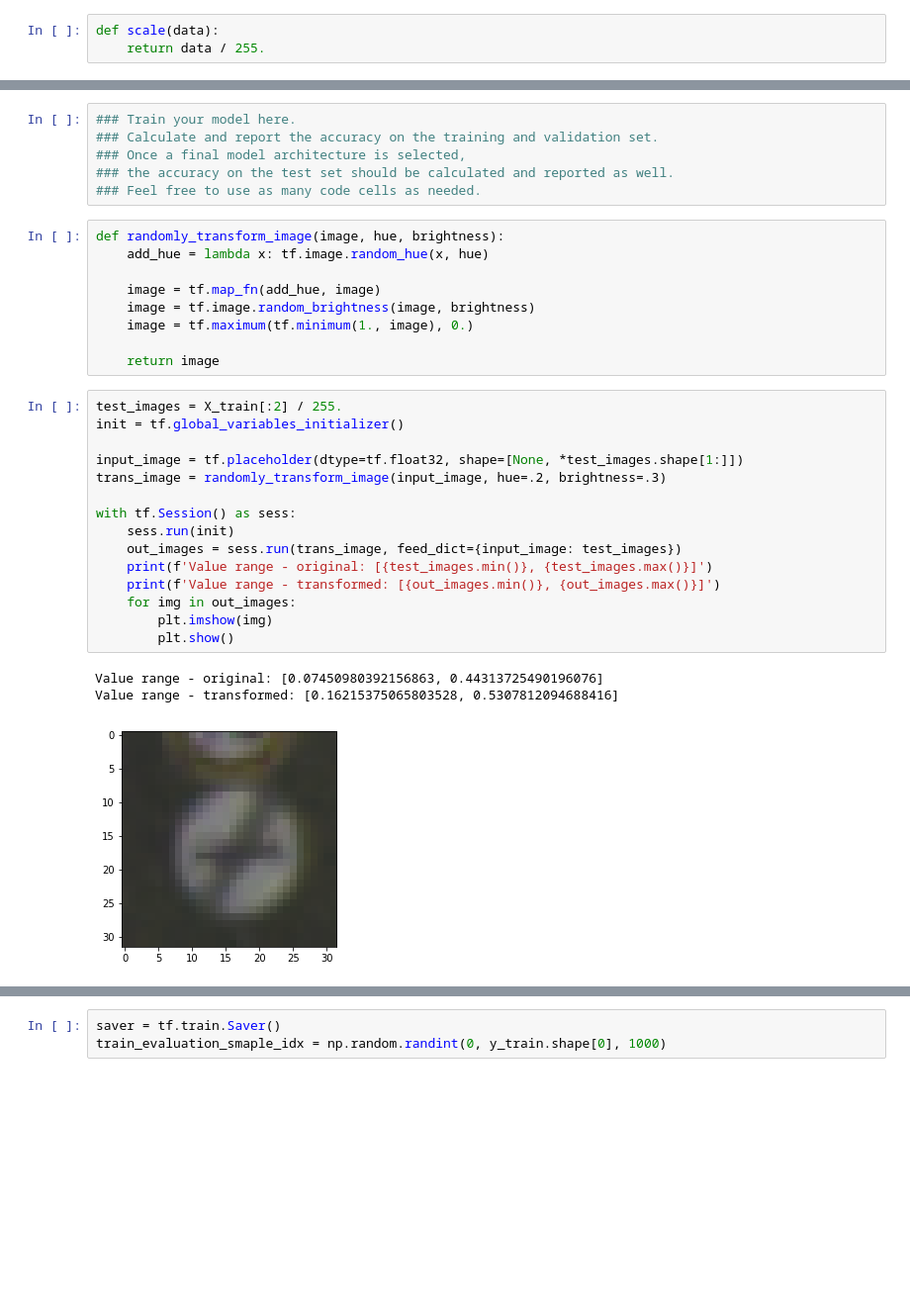
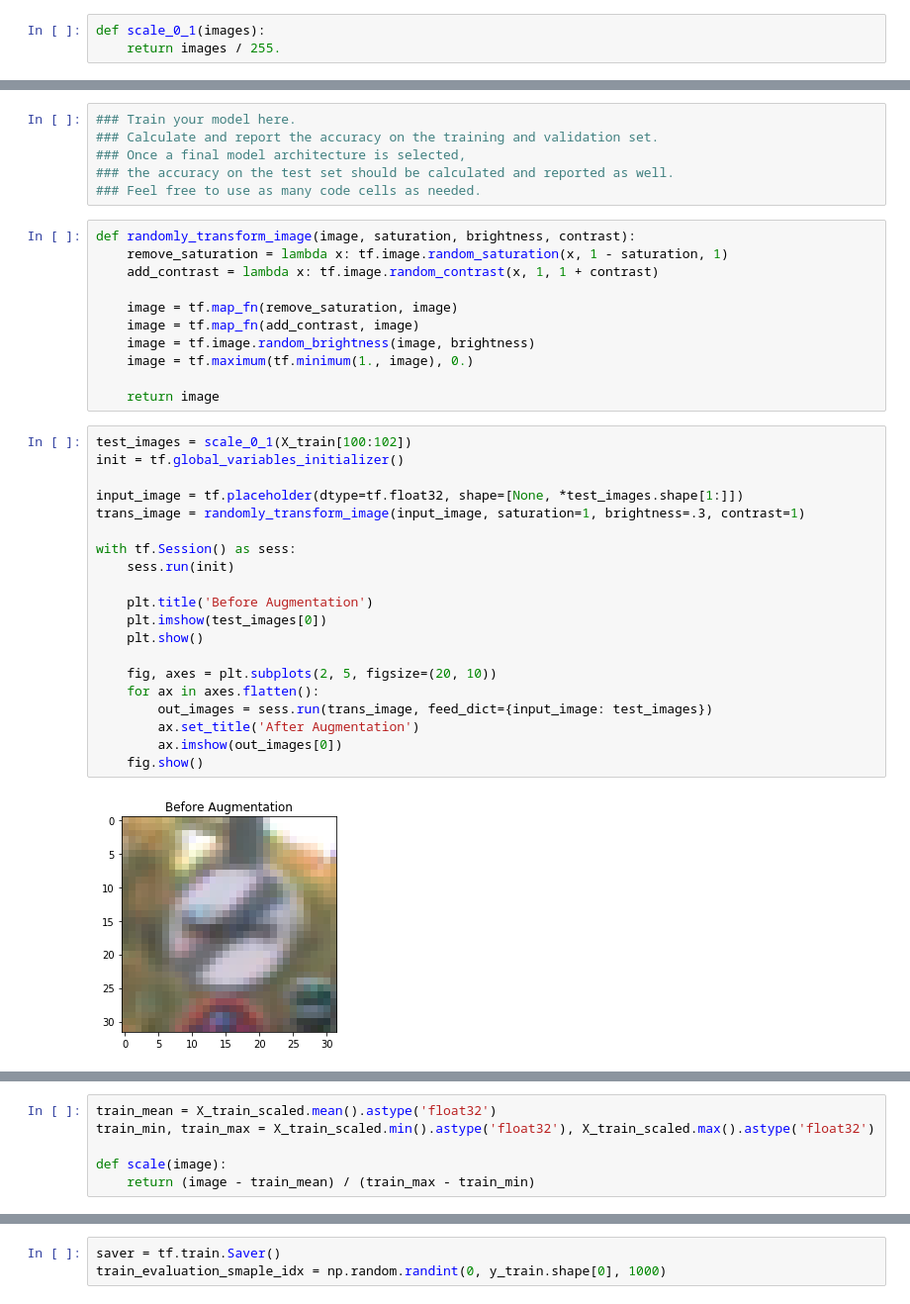
Before and after one commit to koulakis/CarND-Traffic-Sign-Classifier-Project, a Jupyter notebook: Traffic_Sign_Classifier.ipynb, the cells around one changed output, grey strips where cells are left out. Shown at 99% size. Drawn from its saved outputs; the diff is of its cells as text; blank space fills up the shorter version.

Commit message:
Uses saturation instead of hue and also adds contrast randomly. This drasticly improves the results.

```diff
--- a/Traffic_Sign_Classifier.ipynb
+++ b/Traffic_Sign_Classifier.ipynb
@@ -169,8 +171,8 @@ Other pre-processing steps are optional. You can try different techniques to see
 
 Use the code cell (or multiple code cells, if necessary) to implement the first step of your project.
 # %%
-def scale(data):
-    return data / 255.
+def scale_0_1(images):
+    return images / 255.
 # %%
 ### Preprocess the data here. It is required to normalize the data. Other preprocessing steps could include
 ### converting to grayscale, etc.
@@ -272,30 +268,35 @@ sets imply underfitting. A high accuracy on the training set but low accuracy on
 ### the accuracy on the test set should be calculated and reported as well.
 ### Feel free to use as many code cells as needed.
 # %%
-def randomly_transform_image(image, hue, brightness):
-    add_hue = lambda x: tf.image.random_hue(x, hue)
+def randomly_transform_image(image, saturation, brightness, contrast):
+    remove_saturation = lambda x: tf.image.random_saturation(x, 1 - saturation, 1)
+    add_contrast = lambda x: tf.image.random_contrast(x, 1, 1 + contrast)
 
-    image = tf.map_fn(add_hue, image)
+    image = tf.map_fn(remove_saturation, image)
+    image = tf.map_fn(add_contrast, image)
     image = tf.image.random_brightness(image, brightness)
     image = tf.maximum(tf.minimum(1., image), 0.)
 
     return image
 # %%
-test_images = X_train[:2] / 255.
+test_images = scale_0_1(X_train[100:102])
 init = tf.global_variables_initializer()
 
 input_image = tf.placeholder(dtype=tf.float32, shape=[None, *test_images.shape[1:]])
-trans_image = randomly_transform_image(input_image, hue=.2, brightness=.3)
+trans_image = randomly_transform_image(input_image, saturation=1, brightness=.3, contrast=1)
 
 with tf.Session() as sess:
     sess.run(init)
-    out_images = sess.run(trans_image, feed_dict={input_image: test_images})
-    print(f'Value range - original: [{test_images.min()}, {test_images.max()}]')
-    print(f'Value range - transformed: [{out_images.min()}, {out_images.max()}]')
-    for img in out_images:
-        plt.imshow(img)
-        plt.show()
+
+    plt.title('Before Augmentation')
+    plt.imshow(test_images[0])
+    plt.show()
+
+    fig, axes = plt.subplots(2, 5, figsize=(20, 10))
+    for ax in axes.flatten():
+        out_images = sess.run(trans_image, feed_dict={input_image: test_images})
+        ax.set_title('After Augmentation')
+        ax.imshow(out_images[0])
+    fig.show()
 # %% [output]
-Value range - original: [0.07450980392156863, 0.44313725490196076]
-Value range - transformed: [0.16215375065803528, 0.5307812094688416]
-[figure, old version]
+[figure, new version]
@@ -303,3 +304,9 @@ Value range - transformed: [0.16215375065803528, 0.5307812094688416]
+# %%
+train_mean = X_train_scaled.mean().astype('float32')
+train_min, train_max = X_train_scaled.min().astype('float32'), X_train_scaled.max().astype('float32')
+
+def scale(image):
+    return (image - train_mean) / (train_max - train_min)
 # %%
 epochs = 40
 learning_rates = [(20, .001), (epochs, .0005)]
```
Also changed, not shown: parts of 26 cells of this notebook, 2 other files.
